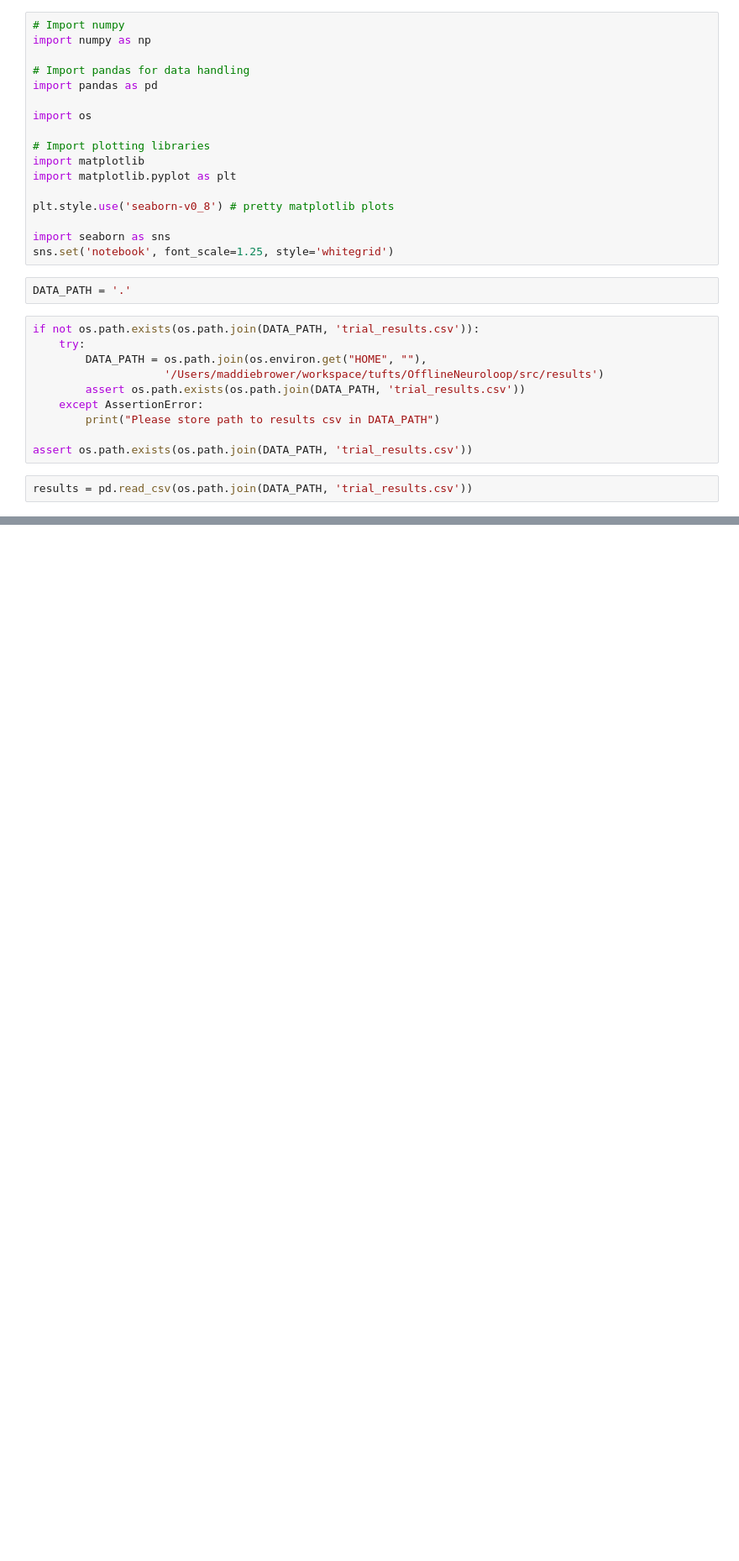
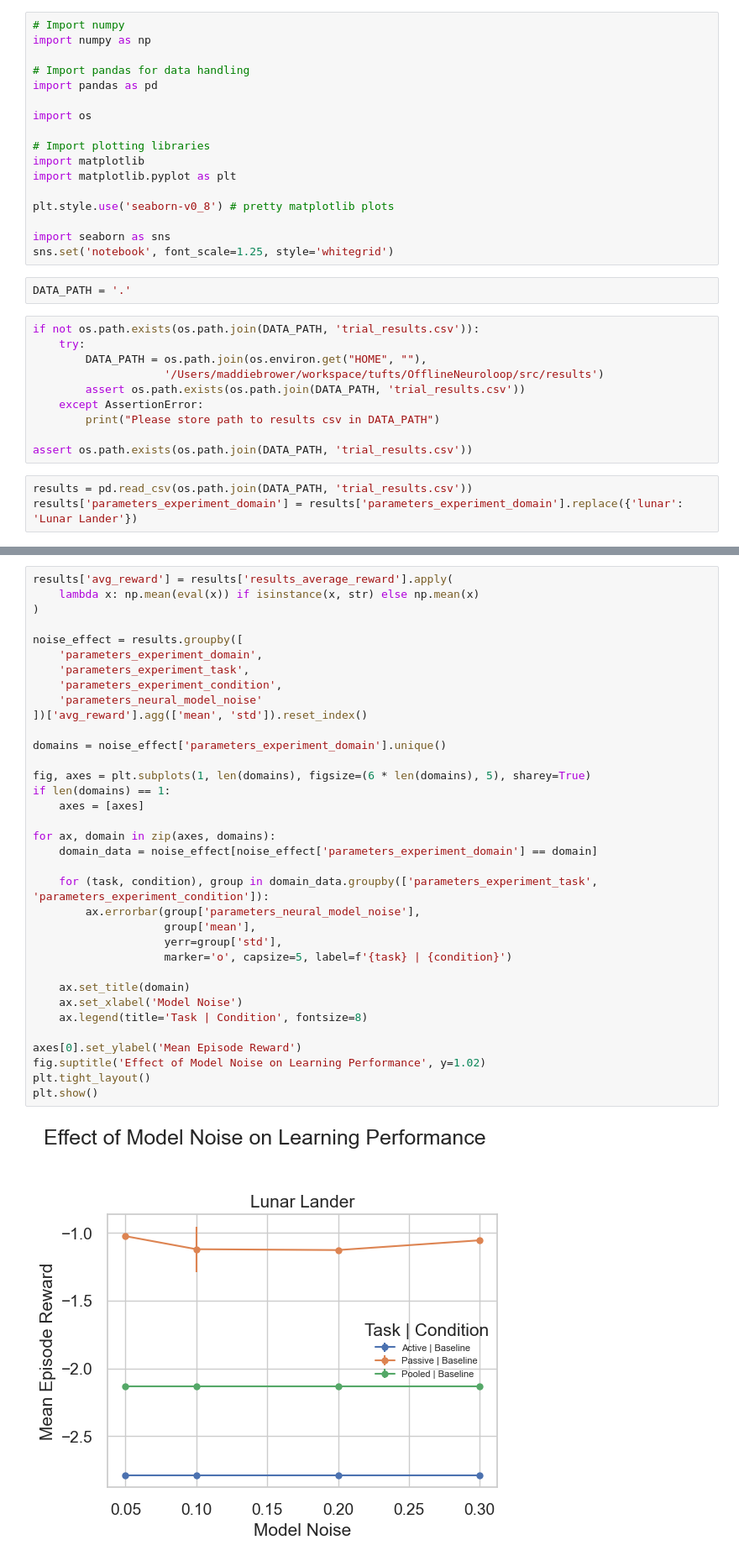
Before and after one commit to your-profile/OfflineNeuroloop, a Jupyter notebook: src/results/visualization.ipynb, the cells around one changed output, grey strips where cells are left out. Shown at 84% size. Cells and saved outputs as stored; diff of their text form; blank space fills up the shorter version.

Commit message:
updated visualization python notebook

```diff
--- a/src/results/visualization.ipynb
+++ b/src/results/visualization.ipynb
@@ -29,3 +29,4 @@ if not os.path.exists(os.path.join(DATA_PATH, 'trial_results.csv')):
 assert os.path.exists(os.path.join(DATA_PATH, 'trial_results.csv'))
 # %%
 results = pd.read_csv(os.path.join(DATA_PATH, 'trial_results.csv'))
+results['parameters_experiment_domain'] = results['parameters_experiment_domain'].replace({'lunar': 'Lunar Lander'})
@@ -57,0 +33,37 @@ Index(['results_date', 'results_time', 'results_experiment_list',
+# %%
+results['avg_reward'] = results['results_average_reward'].apply(
+    lambda x: np.mean(eval(x)) if isinstance(x, str) else np.mean(x)
+)
+
+noise_effect = results.groupby([
+    'parameters_experiment_domain',
+    'parameters_experiment_task',
+    'parameters_experiment_condition',
+    'parameters_neural_model_noise'
+])['avg_reward'].agg(['mean', 'std']).reset_index()
+
+domains = noise_effect['parameters_experiment_domain'].unique()
+
+fig, axes = plt.subplots(1, len(domains), figsize=(6 * len(domains), 5), sharey=True)
+if len(domains) == 1:
+    axes = [axes]
+
+for ax, domain in zip(axes, domains):
+    domain_data = noise_effect[noise_effect['parameters_experiment_domain'] == domain]
+
+    for (task, condition), group in domain_data.groupby(['parameters_experiment_task', 'parameters_experiment_condition']):
+        ax.errorbar(group['parameters_neural_model_noise'],
+                    group['mean'],
+                    yerr=group['std'],
+                    marker='o', capsize=5, label=f'{task} | {condition}')
+
+    ax.set_title(domain)
+    ax.set_xlabel('Model Noise')
+    ax.legend(title='Task | Condition', fontsize=8)
+
+axes[0].set_ylabel('Mean Episode Reward')
+fig.suptitle('Effect of Model Noise on Learning Performance', y=1.02)
+plt.tight_layout()
+plt.show()
+# %% [output]
+[figure, added]
```
Also changed, not shown: parts of 6 cells of this notebook.
